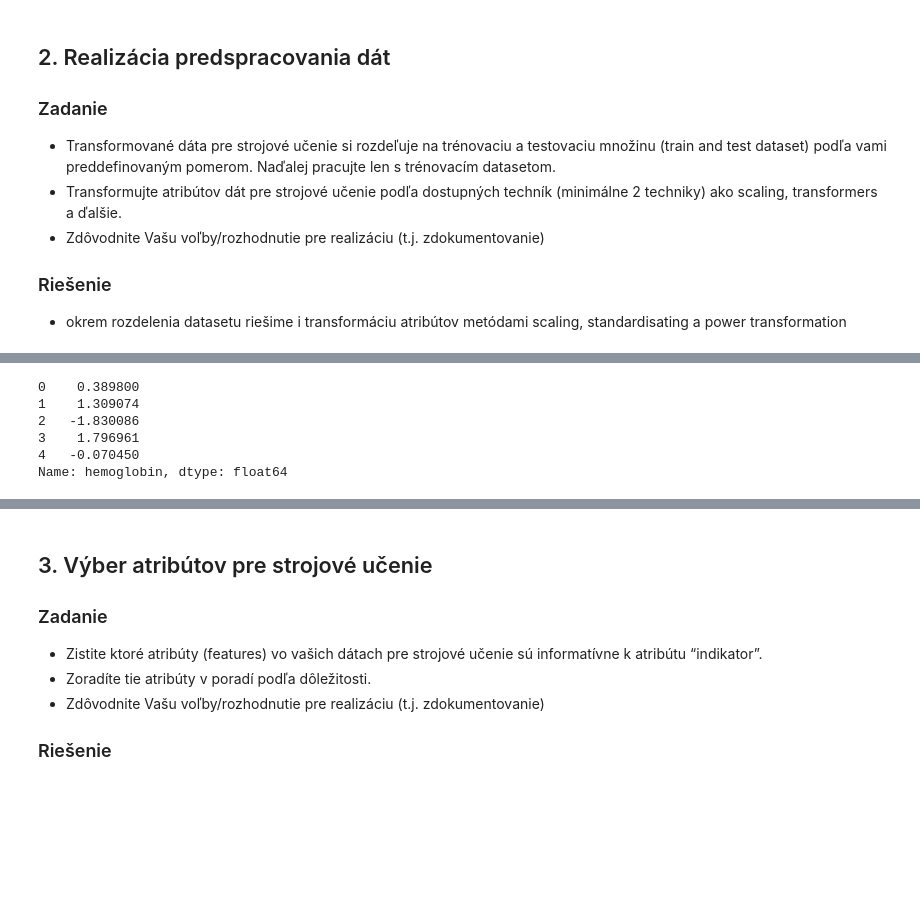
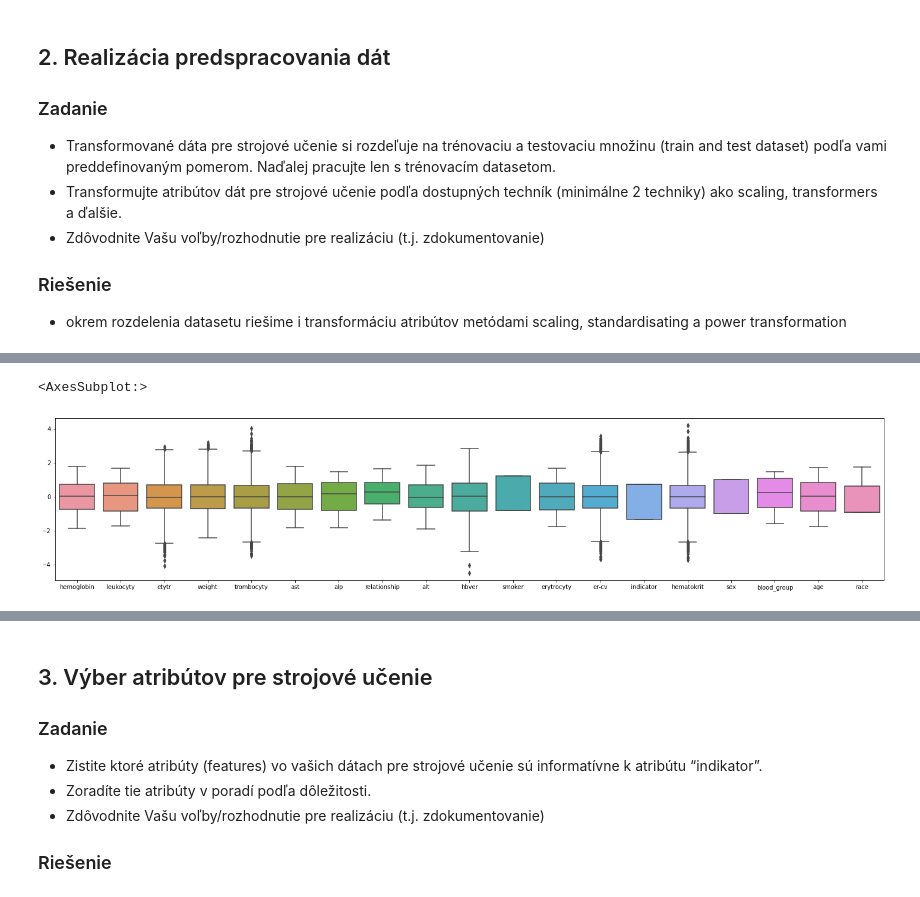
Before and after one commit to Matovic/Chronic-Lymphocytic-Leukemia, a Jupyter notebook: src/2_data_pre-processing/2-DPP.ipynb, the cells around one changed output, grey strips where cells are left out. Drawn from its saved outputs; the diff is of its cells as text; code cells hidden in the pictures; blank space fills up the shorter version.

```diff
--- a/src/2_data_pre-processing/2-DPP.ipynb
+++ b/src/2_data_pre-processing/2-DPP.ipynb
@@ -1278,13 +1260,9 @@ df_merged.head()
 # %%
-df_merged["hemoglobin"] = powerTransform(df_merged["hemoglobin"])
-df_merged["hemoglobin"].head()
+fig_c = plt.subplots(figsize = (25, 5))
+sns.boxplot(data = train_data)
 # %% [output]
-0    0.389800
-1    1.309074
-2   -1.830086
-3    1.796961
-4   -0.070450
-Name: hemoglobin, dtype: float64
+<AxesSubplot:>
+[figure, added]
 # %%
 sns.histplot(df_merged.hemoglobin, color='green', kde=True, label='nové')
 sns.histplot(df_backup.hemoglobin, color='red', kde=True, label='pôvodné')
```
Also changed, not shown: parts of 18 cells of this notebook.
